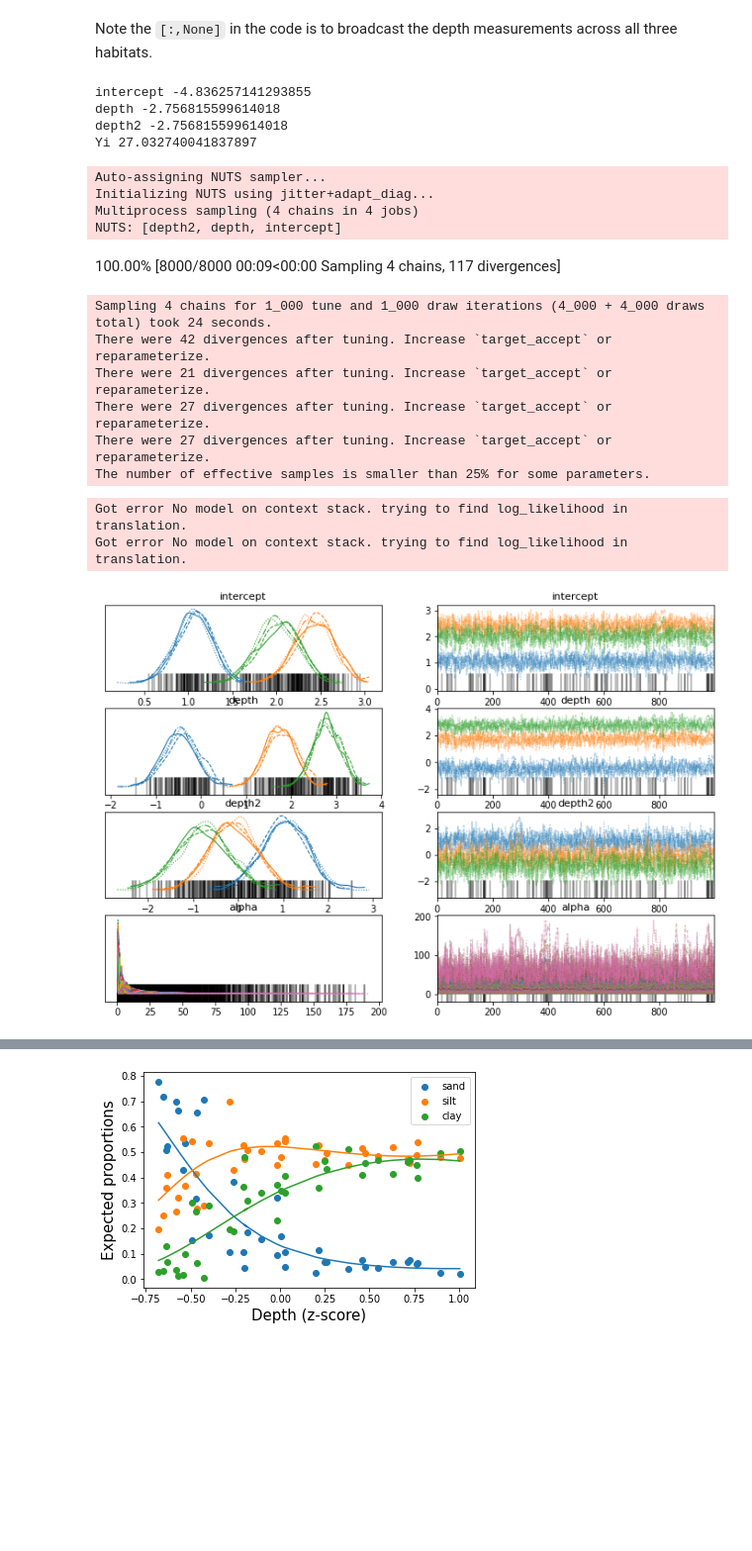
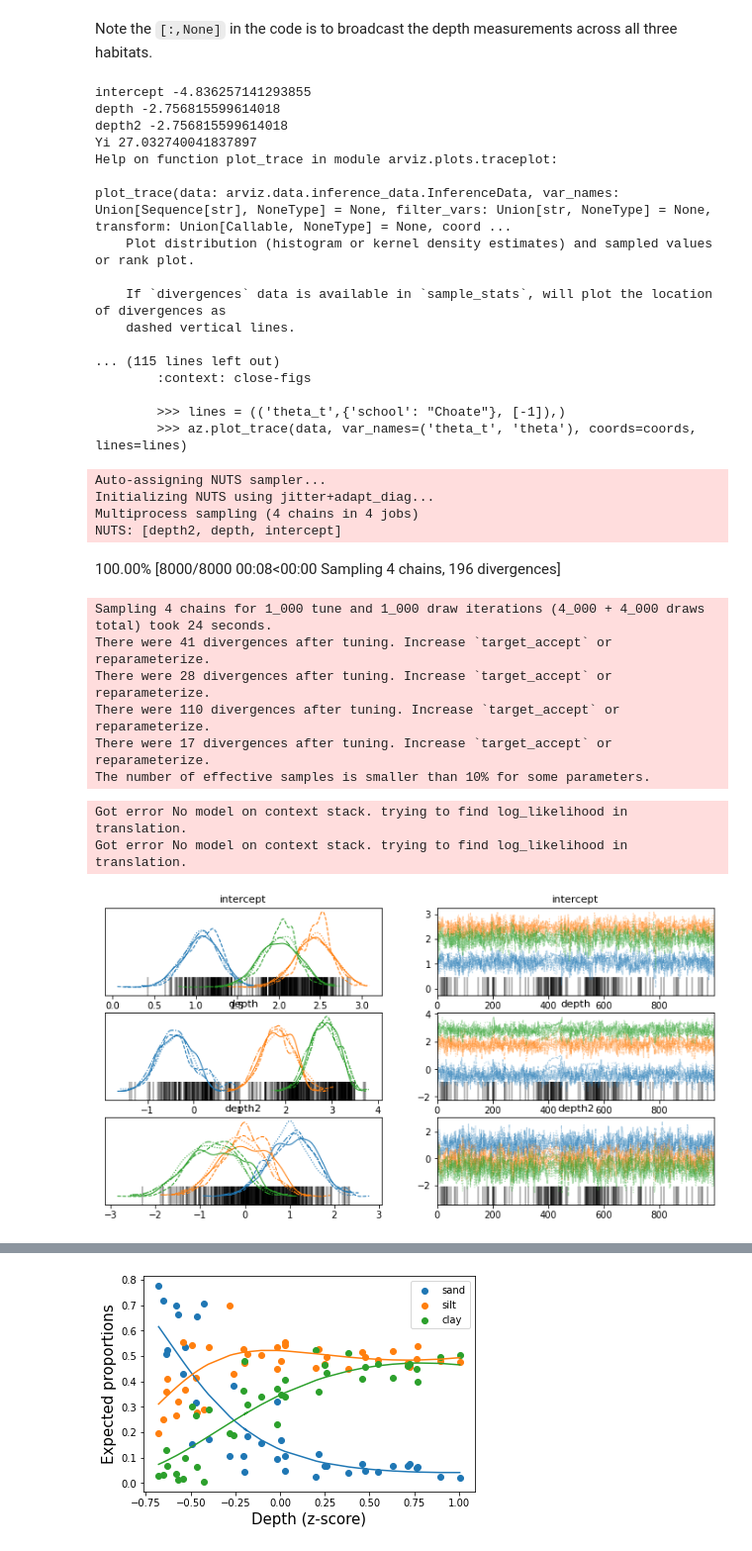
Before and after one commit to jpwrobinson/nutrient-productivity, a Jupyter notebook: py-notebook/Arctic_Dirichlet_example_pymc3.ipynb, the cells around one changed output, grey strips where cells are left out. Shown at 99% size. Drawn from its saved outputs; the diff is of its cells as text; code cells hidden in the pictures; blank space fills up the shorter version.

```diff
--- a/py-notebook/Arctic_Dirichlet_example_pymc3.ipynb
+++ b/py-notebook/Arctic_Dirichlet_example_pymc3.ipynb
@@ -109,6 +113,9 @@ with pm.Model() as BDM:
 
     α = pm.Deterministic('alpha', tt.exp(intercept+depth*DEP[:,None]+depth2*DEP[:,None]**2) )
     Yi = pm.Dirichlet('Yi', α, observed=y)
+
+    DEEPPTH = np.linspace(1000,0,100)
+    α2 = pm.Deterministic('alpha2', tt.exp(intercept+depth*DEEPPTH[:,None]+depth2*DEEPPTH[:,None]**2) )
 # %% [markdown]
 Note the `[:,None]` in the code is to broadcast the depth measurements across all three habitats.
 # %%
@@ -119,6 +126,19 @@ intercept -4.836257141293855
 depth -2.756815599614018
 depth2 -2.756815599614018
 Yi 27.032740041837897
+Help on function plot_trace in module arviz.plots.traceplot:
+
+plot_trace(data: arviz.data.inference_data.InferenceData, var_names: Union[Sequence[str], NoneType] = None, filter_vars: Union[str, NoneType] = None, transform: Union[Callable, NoneType] = None, coord ...
+    Plot distribution (histogram or kernel density estimates) and sampled values or rank plot.
+
+    If `divergences` data is available in `sample_stats`, will plot the location of divergences as
+    dashed vertical lines.
+
+... (115 lines left out)
+        :context: close-figs
+
+        >>> lines = (('theta_t',{'school': "Choate"}, [-1]),)
+        >>> az.plot_trace(data, var_names=('theta_t', 'theta'), coords=coords, lines=lines)
 # %%
 with BDM:
     trace_dm = pm.sample()
@@ -127,16 +147,16 @@ Auto-assigning NUTS sampler...
 Initializing NUTS using jitter+adapt_diag...
 Multiprocess sampling (4 chains in 4 jobs)
 NUTS: [depth2, depth, intercept]
-100.00% [8000/8000 00:09<00:00 Sampling 4 chains, 117 divergences]
+100.00% [8000/8000 00:08<00:00 Sampling 4 chains, 196 divergences]
 Sampling 4 chains for 1_000 tune and 1_000 draw iterations (4_000 + 4_000 draws total) took 24 seconds.
-There were 42 divergences after tuning. Increase `target_accept` or reparameterize.
-There were 21 divergences after tuning. Increase `target_accept` or reparameterize.
-There were 27 divergences after tuning. Increase `target_accept` or reparameterize.
-There were 27 divergences after tuning. Increase `target_accept` or reparameterize.
-The number of effective samples is smaller than 25% for some parameters.
+There were 41 divergences after tuning. Increase `target_accept` or reparameterize.
+There were 28 divergences after tuning. Increase `target_accept` or reparameterize.
+There were 110 divergences after tuning. Increase `target_accept` or reparameterize.
+There were 17 divergences after tuning. Increase `target_accept` or reparameterize.
+The number of effective samples is smaller than 10% for some parameters.
 # %%
-pm.traceplot(trace_dm);
+pm.traceplot(trace_dm, var_names=['intercept', 'depth', 'depth2']);
 # %% [output]
 Got error No model on context stack. trying to find log_likelihood in translation.
 Got error No model on context stack. trying to find log_likelihood in translation.
-[figure, old version]
+[figure, new version]
```
Also changed, not shown: parts of 4 cells of this notebook, 9 other files.
